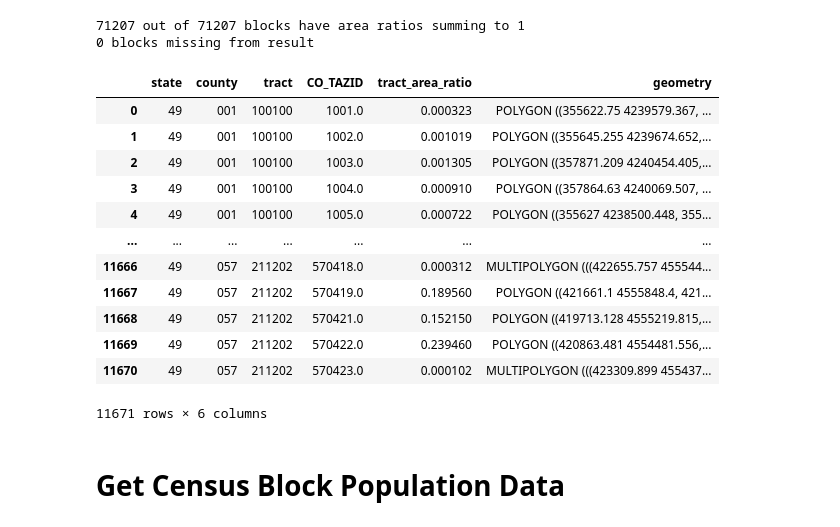
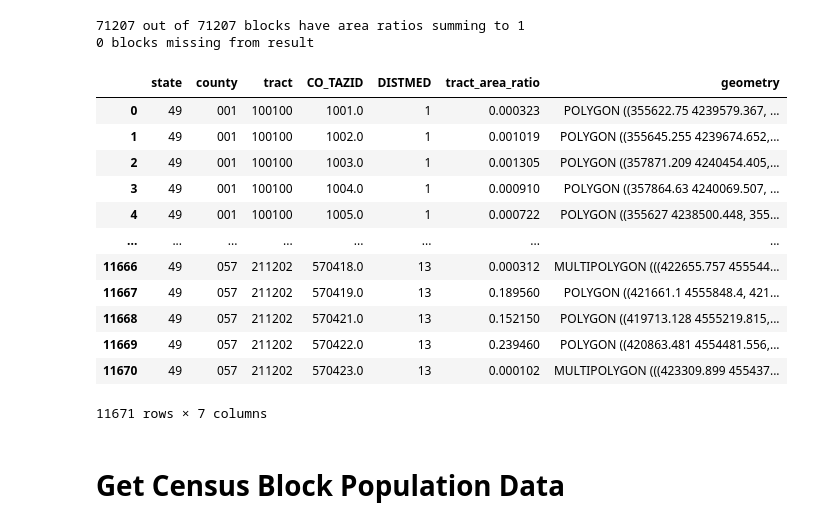
Before and after one commit to WFRCAnalytics/TDM-INP-TAZ-Age-Percent, a Jupyter notebook: 1-taz-age-percent.ipynb, the cells around one changed output. Drawn from its saved outputs; the diff is of its cells as text; code cells hidden in the pictures.

```diff
--- a/1-taz-age-percent.ipynb
+++ b/1-taz-age-percent.ipynb
@@ -112,7 +154,7 @@ blk_crs_gdf = blk_gdf.to_crs(taz_gdf.crs).copy()
 blk_crs_gdf['blk_area'] = blk_crs_gdf.geometry.area
 
 # Spatial intersection
-intersect_gdf = gpd.overlay(blk_crs_gdf, taz_gdf[['CO_TAZID','SUBAREAID','geometry']], how='intersection')
+intersect_gdf = gpd.overlay(blk_crs_gdf, taz_gdf[['CO_TAZID','SUBAREAID','geometry','DISTMED']], how='intersection')
 
 # Calculate area of intersected pieces
 intersect_gdf['intersect_area'] = intersect_gdf.geometry.area
@@ -144,6 +186,6 @@ intersect_gdf['blk'   ] = intersect_gdf['GEOID20'].str.slice(11, 15)
 intersect_gdf['blkgrp'] = intersect_gdf['GEOID20'].str.slice(11, 12)
 
 # Final result (customize columns as needed)
-block_splits_gdf = intersect_gdf[['state','county','tract','blk','blkgrp','CO_TAZID', 'blk_area_ratio', 'geometry']]
+block_splits_gdf = intersect_gdf[['state','county','tract','blk','blkgrp','CO_TAZID','DISTMED','blk_area_ratio','geometry']]
 block_splits_gdf
 # %% [output]
@@ -180,47 +222,47 @@ print(f"{missing} blocks missing from result")
 # %%
 # === AGGREGATE TO TRACT LEVEL ===
 
 # Step 1: Create tract identifier in intersect_gdf (already done earlier)
 # intersect_gdf['tract'] = intersect_gdf['GEOID20'].str.slice(5, 11)
 
 # Step 2: Total area per tract per TAZ
-tract_taz_area = intersect_gdf.groupby(['state','county','tract','CO_TAZID'])['intersect_area'].sum().reset_index()
+tract_taz_area = intersect_gdf.groupby(['state','county','tract','CO_TAZID','DISTMED'])['intersect_area'].sum().reset_index()
 tract_taz_area.rename(columns={'intersect_area': 'tract_taz_area'}, inplace=True)
 
 # Step 3: Total area per tract
 tract_total_area = intersect_gdf.groupby('tract')['intersect_area'].sum().reset_index()
 tract_total_area.rename(columns={'intersect_area': 'tract_total_area'}, inplace=True)
 
 # Step 4: Merge to calculate ratio
 tract_splits = tract_taz_area.merge(tract_total_area, on='tract')
 tract_splits['tract_area_ratio'] = tract_splits['tract_taz_area'] / tract_splits['tract_total_area']
 
 # Step 5: Merge geometries by tract and TAZ for spatial context
 # Get representative geometry from the intersect_gdf for each tract-TAZ pair
 tract_geom = intersect_gdf.dissolve(by=['tract', 'CO_TAZID'])[['geometry']].reset_index()
 
 # Final GeoDataFrame
 tract_splits_gdf = tract_splits.merge(tract_geom, on=['tract', 'CO_TAZID'])
 
 # Optional: Reorder or filter columns
-tract_splits_gdf = tract_splits_gdf[['state','county','tract','CO_TAZID','tract_area_ratio','geometry']]
+tract_splits_gdf = tract_splits_gdf[['state','county','tract','CO_TAZID','DISTMED','tract_area_ratio','geometry']]
 
 # Display result
 tract_splits_gdf
 # %% [output]
-|  | state | county | tract | CO_TAZID | tract_area_ratio | geometry |
-| 0 | 49 | 001 | 100100 | 1001.0 | 0.000323 | POLYGON ((355622.75 4239579.367, ... |
-| 1 | 49 | 001 | 100100 | 1002.0 | 0.001019 | POLYGON ((355645.255 4239674.652,... |
-| 2 | 49 | 001 | 100100 | 1003.0 | 0.001305 | POLYGON ((357871.209 4240454.405,... |
-| 3 | 49 | 001 | 100100 | 1004.0 | 0.000910 | POLYGON ((357864.63 4240069.507, ... |
-| 4 | 49 | 001 | 100100 | 1005.0 | 0.000722 | POLYGON ((355627 4238500.448, 355... |
-| ... | ... | ... | ... | ... | ... | ... |
-| 11666 | 49 | 057 | 211202 | 570418.0 | 0.000312 | MULTIPOLYGON (((422655.757 455544... |
-| 11667 | 49 | 057 | 211202 | 570419.0 | 0.189560 | POLYGON ((421661.1 4555848.4, 421... |
-| 11668 | 49 | 057 | 211202 | 570421.0 | 0.152150 | POLYGON ((419713.128 4555219.815,... |
-| 11669 | 49 | 057 | 211202 | 570422.0 | 0.239460 | POLYGON ((420863.481 4554481.556,... |
-| 11670 | 49 | 057 | 211202 | 570423.0 | 0.000102 | MULTIPOLYGON (((423309.899 455437... |
+|  | state | county | tract | CO_TAZID | DISTMED | tract_area_ratio | geometry |
+| 0 | 49 | 001 | 100100 | 1001.0 | 1 | 0.000323 | POLYGON ((355622.75 4239579.367, ... |
+| 1 | 49 | 001 | 100100 | 1002.0 | 1 | 0.001019 | POLYGON ((355645.255 4239674.652,... |
+| 2 | 49 | 001 | 100100 | 1003.0 | 1 | 0.001305 | POLYGON ((357871.209 4240454.405,... |
+| 3 | 49 | 001 | 100100 | 1004.0 | 1 | 0.000910 | POLYGON ((357864.63 4240069.507, ... |
+| 4 | 49 | 001 | 100100 | 1005.0 | 1 | 0.000722 | POLYGON ((355627 4238500.448, 355... |
+| ... | ... | ... | ... | ... | ... | ... | ... |
+| 11666 | 49 | 057 | 211202 | 570418.0 | 13 | 0.000312 | MULTIPOLYGON (((422655.757 455544... |
+| 11667 | 49 | 057 | 211202 | 570419.0 | 13 | 0.189560 | POLYGON ((421661.1 4555848.4, 421... |
+| 11668 | 49 | 057 | 211202 | 570421.0 | 13 | 0.152150 | POLYGON ((419713.128 4555219.815,... |
+| 11669 | 49 | 057 | 211202 | 570422.0 | 13 | 0.239460 | POLYGON ((420863.481 4554481.556,... |
+| 11670 | 49 | 057 | 211202 | 570423.0 | 13 | 0.000102 | MULTIPOLYGON (((423309.899 455437... |
-11671 rows × 6 columns
+11671 rows × 7 columns
 # %% [markdown]
 # Get Census Block Population Data
 # %%
```
Also changed, not shown: parts of 18 cells of this notebook, 2 other files.
